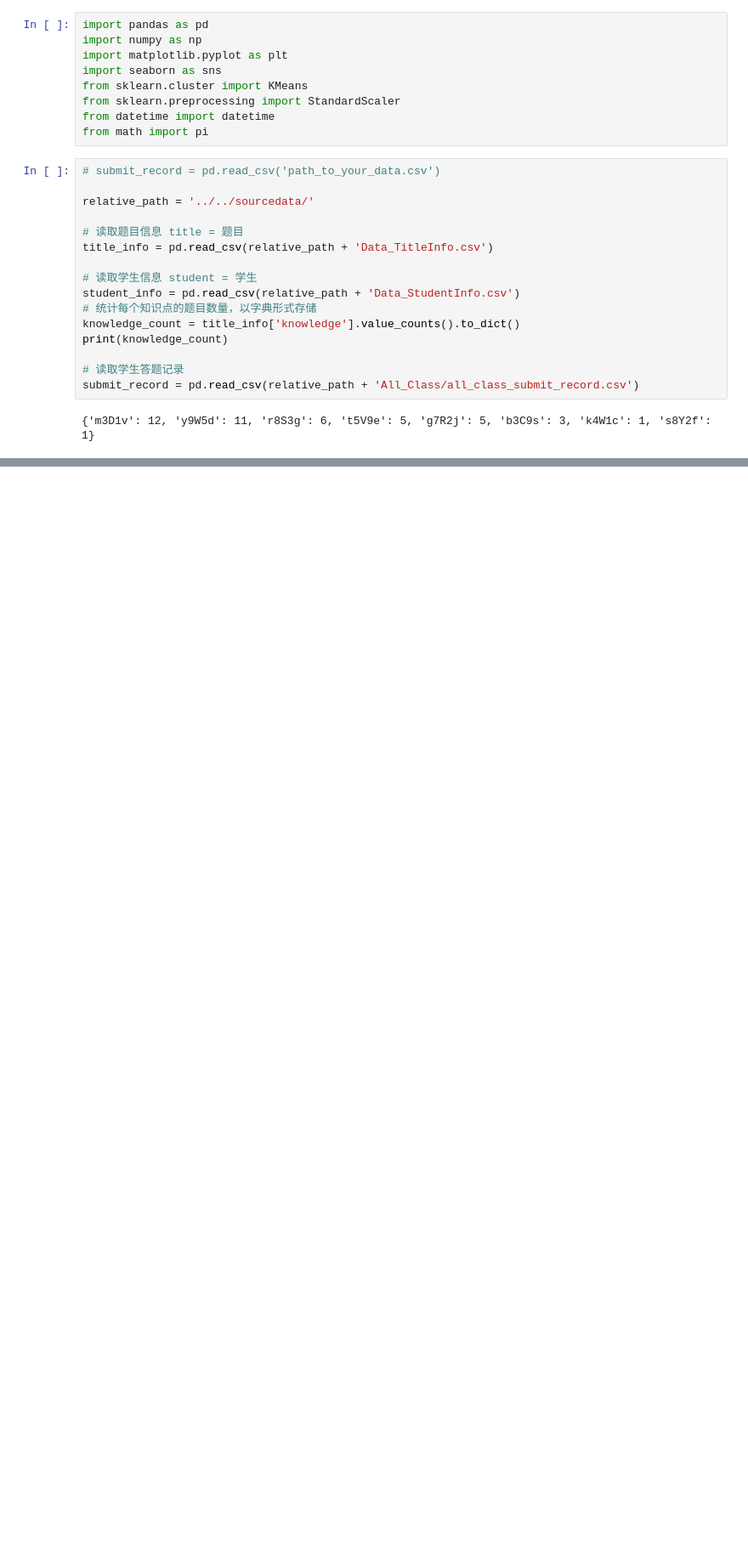
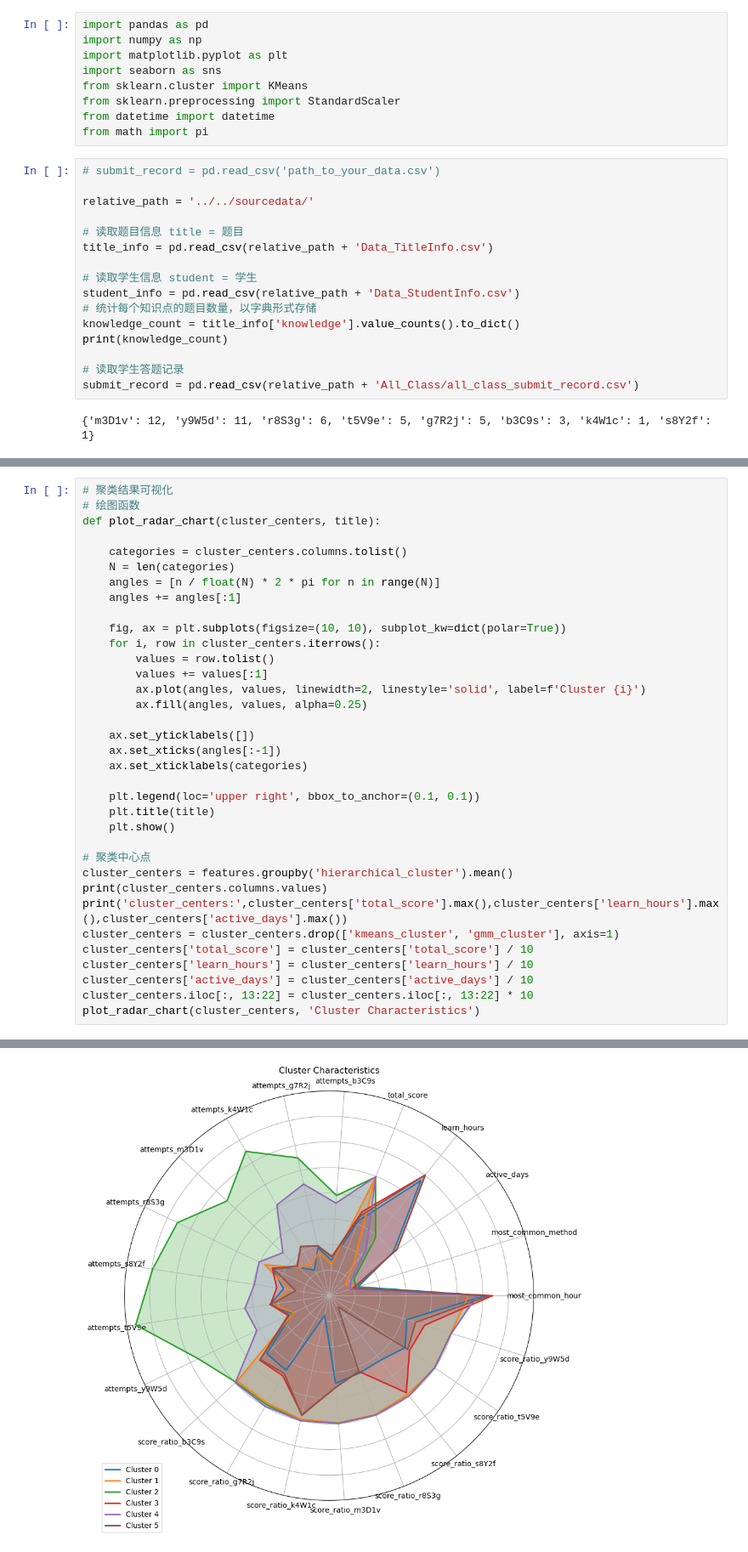
Before and after one commit to zyx2yx/ProfessionPracticeProject, a Jupyter notebook: dataprocess/task2/task2-02.ipynb, the cells around one changed output, grey strips where cells are left out. Shown at 85% size. Drawn from its saved outputs; the diff is of its cells as text; blank space fills up the shorter version.

```diff
--- a/dataprocess/task2/task2-02.ipynb
+++ b/dataprocess/task2/task2-02.ipynb
@@ -306,0 +274,36 @@ plt.show()
+# %%
+# 聚类结果可视化
+# 绘图函数
+def plot_radar_chart(cluster_centers, title):
+
+    categories = cluster_centers.columns.tolist()
+    N = len(categories)
+    angles = [n / float(N) * 2 * pi for n in range(N)]
+    angles += angles[:1]
+
+    fig, ax = plt.subplots(figsize=(10, 10), subplot_kw=dict(polar=True))
+    for i, row in cluster_centers.iterrows():
+        values = row.tolist()
+        values += values[:1]
+        ax.plot(angles, values, linewidth=2, linestyle='solid', label=f'Cluster {i}')
+        ax.fill(angles, values, alpha=0.25)
+
+    ax.set_yticklabels([])
+    ax.set_xticks(angles[:-1])
+    ax.set_xticklabels(categories)
+
+    plt.legend(loc='upper right', bbox_to_anchor=(0.1, 0.1))
+    plt.title(title)
+    plt.show()
+
+# 聚类中心点
+cluster_centers = features.groupby('hierarchical_cluster').mean()
+print(cluster_centers.columns.values)
+print('cluster_centers:',cluster_centers['total_score'].max(),cluster_centers['learn_hours'].max(),cluster_centers['active_days'].max())
+cluster_centers = cluster_centers.drop(['kmeans_cluster', 'gmm_cluster'], axis=1)
+cluster_centers['total_score'] = cluster_centers['total_score'] / 10
+cluster_centers['learn_hours'] = cluster_centers['learn_hours'] / 10
+cluster_centers['active_days'] = cluster_centers['active_days'] / 10
+cluster_centers.iloc[:, 13:22] = cluster_centers.iloc[:, 13:22] * 10
+plot_radar_chart(cluster_centers, 'Cluster Characteristics')
+# %% [output]
@@ -306,0 +318 @@ plt.show()
+[figure, added]
```
Also changed, not shown: parts of 9 cells of this notebook, 1 other file.
